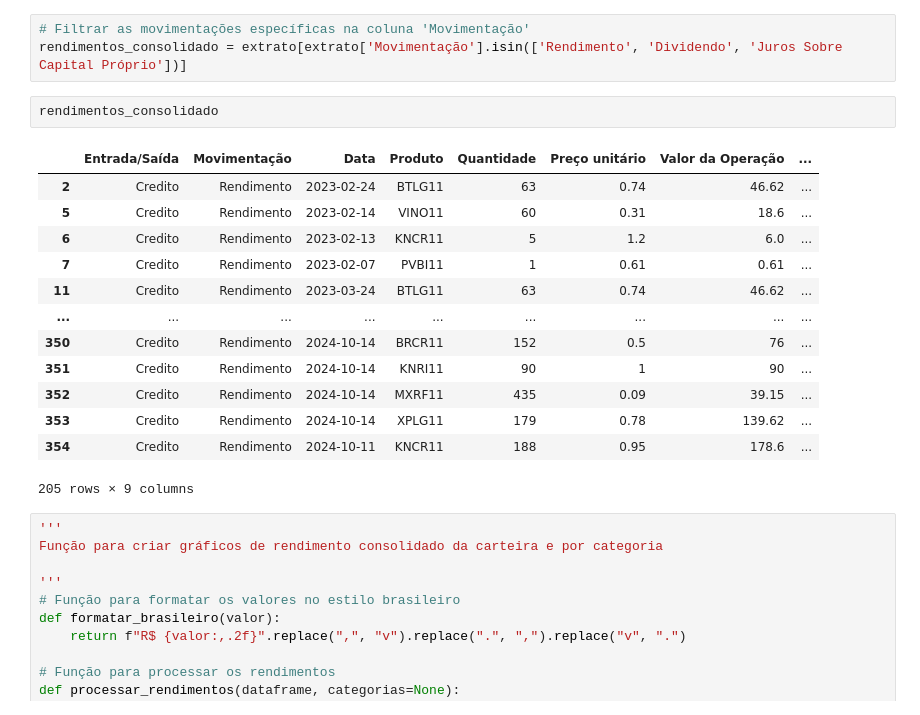
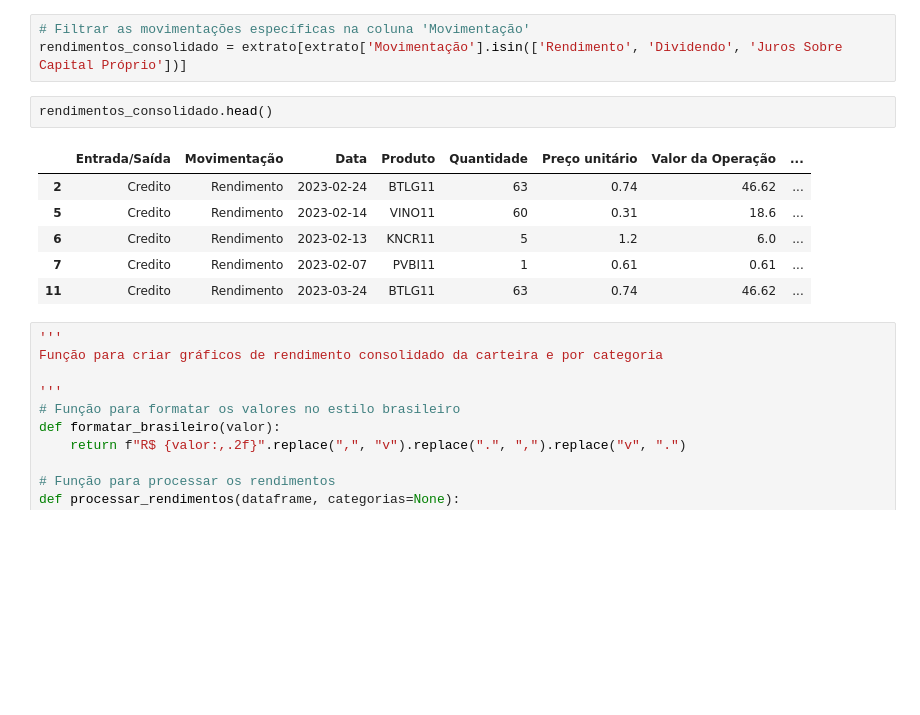
Before and after one commit to renato747/Analise_de_Portefolio, a Jupyter notebook: Carteira_Investimentos.ipynb, the cells around one changed output. Cells and saved outputs as stored; diff of their text form; blank space fills up the shorter version.

```diff
--- a/Carteira_Investimentos.ipynb
+++ b/Carteira_Investimentos.ipynb
@@ -862,21 +862,14 @@ print(f"Arquivo salvo no Google Drive: {caminho_drive}")'''
 # Filtrar as movimentações específicas na coluna 'Movimentação'
 rendimentos_consolidado = extrato[extrato['Movimentação'].isin(['Rendimento', 'Dividendo', 'Juros Sobre Capital Próprio'])]
 # %%
-rendimentos_consolidado
+rendimentos_consolidado.head()
 # %% [output]
 |  | Entrada/Saída | Movimentação | Data | Produto | Quantidade | Preço unitário | Valor da Operação | ... |
 | 2 | Credito | Rendimento | 2023-02-24 | BTLG11 | 63 | 0.74 | 46.62 | ... |
 | 5 | Credito | Rendimento | 2023-02-14 | VINO11 | 60 | 0.31 | 18.6 | ... |
 | 6 | Credito | Rendimento | 2023-02-13 | KNCR11 | 5 | 1.2 | 6.0 | ... |
 | 7 | Credito | Rendimento | 2023-02-07 | PVBI11 | 1 | 0.61 | 0.61 | ... |
 | 11 | Credito | Rendimento | 2023-03-24 | BTLG11 | 63 | 0.74 | 46.62 | ... |
-| ... | ... | ... | ... | ... | ... | ... | ... | ... |
-| 350 | Credito | Rendimento | 2024-10-14 | BRCR11 | 152 | 0.5 | 76 | ... |
-| 351 | Credito | Rendimento | 2024-10-14 | KNRI11 | 90 | 1 | 90 | ... |
-| 352 | Credito | Rendimento | 2024-10-14 | MXRF11 | 435 | 0.09 | 39.15 | ... |
-| 353 | Credito | Rendimento | 2024-10-14 | XPLG11 | 179 | 0.78 | 139.62 | ... |
-| 354 | Credito | Rendimento | 2024-10-11 | KNCR11 | 188 | 0.95 | 178.6 | ... |
-205 rows × 9 columns
 # %%
 '''
 Função para criar gráficos de rendimento consolidado da carteira e por categoria
```
Also changed, not shown: parts of 22 cells of this notebook.
